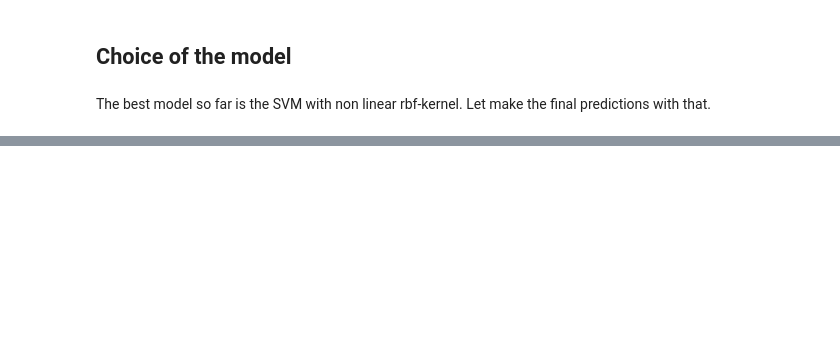
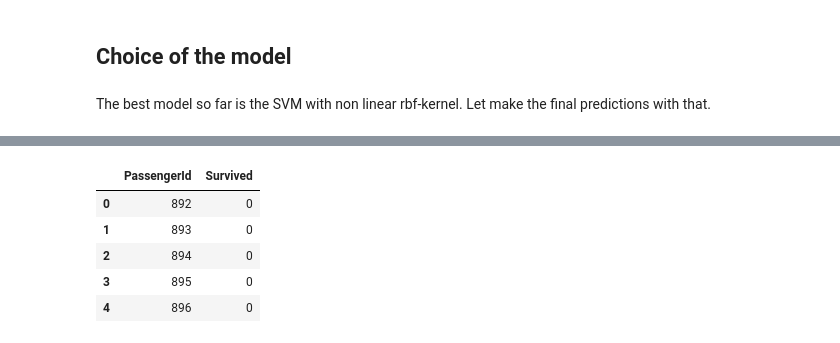
Before and after one commit to sarogov/Kaggle-competitions, a Jupyter notebook: Titanic/KaggleTitanic.ipynb, the cells around one changed output, grey strips where cells are left out. Saved outputs shown, nothing was run; the diff lists cells and outputs as text; code cells hidden in the pictures; blank space fills up the shorter version.

Commit message:
Update KaggleTitanic.ipynb
Added submission dataframe

```diff
--- a/Titanic/KaggleTitanic.ipynb
+++ b/Titanic/KaggleTitanic.ipynb
@@ -706,3 +711,13 @@ classifier.fit(X,y)
 X_test = test_df.iloc[:,1:].to_numpy()
 # %%
 y_results = classifier.predict(X_test)
+# %%
+submission_df=pd.concat([test_df['PassengerId'].to_frame() , pd.DataFrame(y_results.reshape((len(y_results),1)), columns=['Survived'])], axis=1)
+submission_df.head()
+# %% [output]
+|  | PassengerId | Survived |
+| 0 | 892 | 0 |
+| 1 | 893 | 0 |
+| 2 | 894 | 0 |
+| 3 | 895 | 0 |
+| 4 | 896 | 0 |
```
Also changed, not shown: parts of 6 cells of this notebook.
